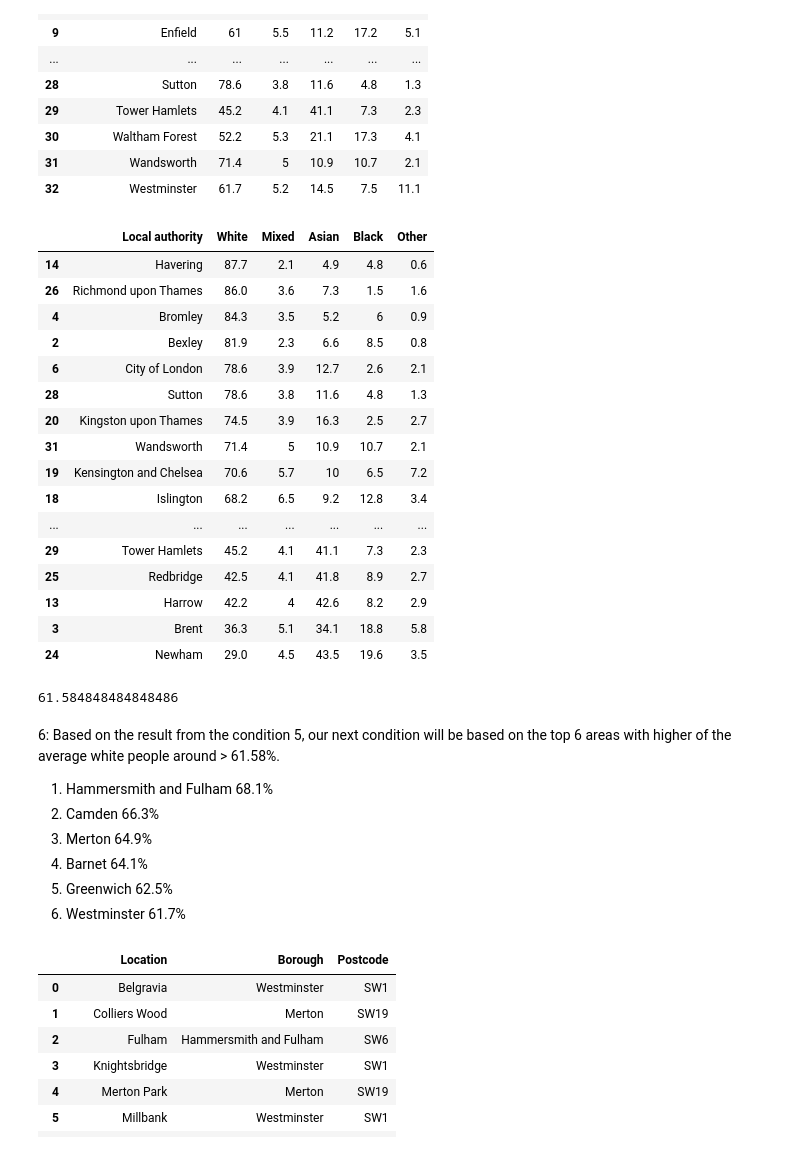
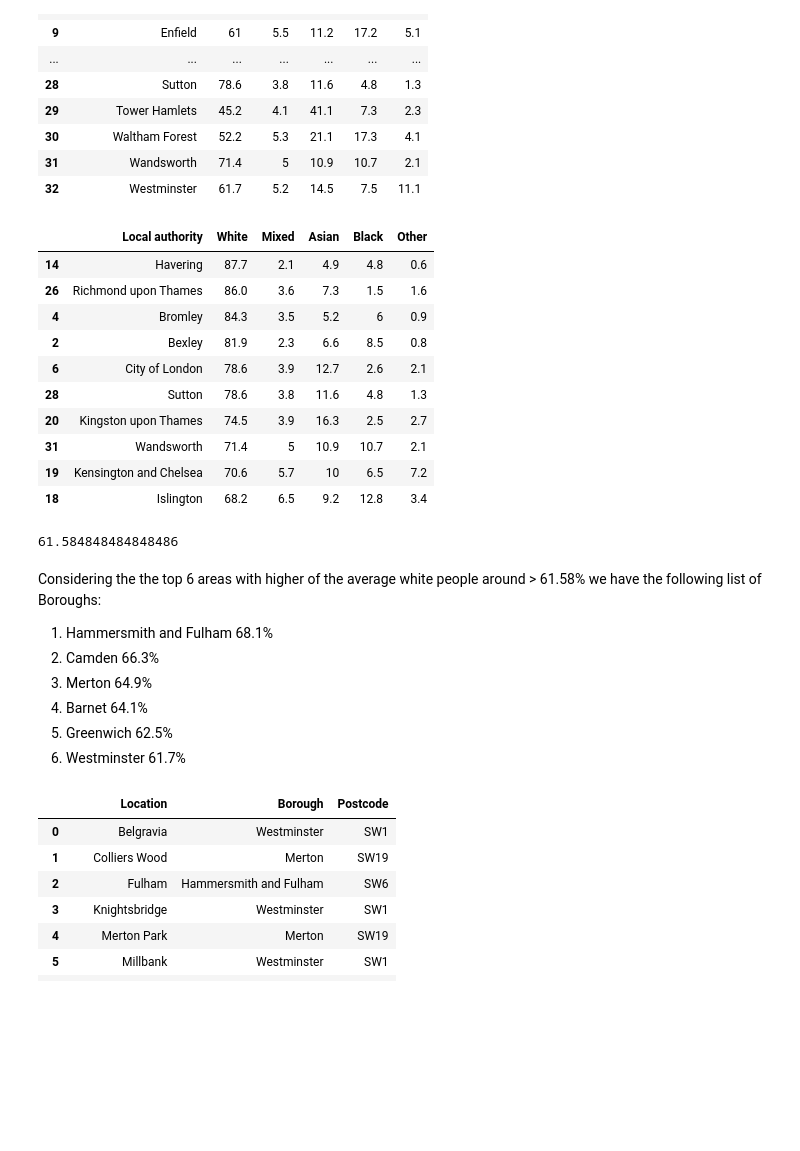
Before and after one commit to ruslanmv/Capstone_-Project, a Jupyter notebook: Lodon_Project_Final.ipynb, the cells around one changed output. Saved outputs shown, nothing was run; the diff lists cells and outputs as text; code cells hidden in the pictures; blank space fills up the shorter version.

```diff
--- a/Lodon_Project_Final.ipynb
+++ b/Lodon_Project_Final.ipynb
@@ -344,32 +375,26 @@ demo_london
 demo_london['White'] = demo_london['White'].astype('float')
 demo_london_sorted = demo_london.sort_values(by='White', ascending = False)
 # %%
-demo_london_sorted.head(100)
+demo_london_sorted.head(10)
 # %% [output]
 |  | Local authority | White | Mixed | Asian | Black | Other |
 | 14 | Havering | 87.7 | 2.1 | 4.9 | 4.8 | 0.6 |
 | 26 | Richmond upon Thames | 86.0 | 3.6 | 7.3 | 1.5 | 1.6 |
 | 4 | Bromley | 84.3 | 3.5 | 5.2 | 6 | 0.9 |
 | 2 | Bexley | 81.9 | 2.3 | 6.6 | 8.5 | 0.8 |
 | 6 | City of London | 78.6 | 3.9 | 12.7 | 2.6 | 2.1 |
 | 28 | Sutton | 78.6 | 3.8 | 11.6 | 4.8 | 1.3 |
 | 20 | Kingston upon Thames | 74.5 | 3.9 | 16.3 | 2.5 | 2.7 |
 | 31 | Wandsworth | 71.4 | 5 | 10.9 | 10.7 | 2.1 |
 | 19 | Kensington and Chelsea | 70.6 | 5.7 | 10 | 6.5 | 7.2 |
 | 18 | Islington | 68.2 | 6.5 | 9.2 | 12.8 | 3.4 |
-| ... | ... | ... | ... | ... | ... | ... |
-| 29 | Tower Hamlets | 45.2 | 4.1 | 41.1 | 7.3 | 2.3 |
-| 25 | Redbridge | 42.5 | 4.1 | 41.8 | 8.9 | 2.7 |
-| 13 | Harrow | 42.2 | 4 | 42.6 | 8.2 | 2.9 |
-| 3 | Brent | 36.3 | 5.1 | 34.1 | 18.8 | 5.8 |
-| 24 | Newham | 29.0 | 4.5 | 43.5 | 19.6 | 3.5 |
 # %%
 demo_london_sorted["White"].mean()
 # %% [output]
 61.584848484848486
 # %% [markdown]
- 6: Based on the result from the condition 5, our next condition will be based on the top 6 areas
- with higher of the average  white people around > 61.58%.
+ Considering the  the top 6 areas
+ with higher of the average  white people around > 61.58% we have the following list of Boroughs:
 
 1. Hammersmith and Fulham	68.1%
 2.	Camden	66.3%
```
Also changed, not shown: parts of 54 cells of this notebook.
